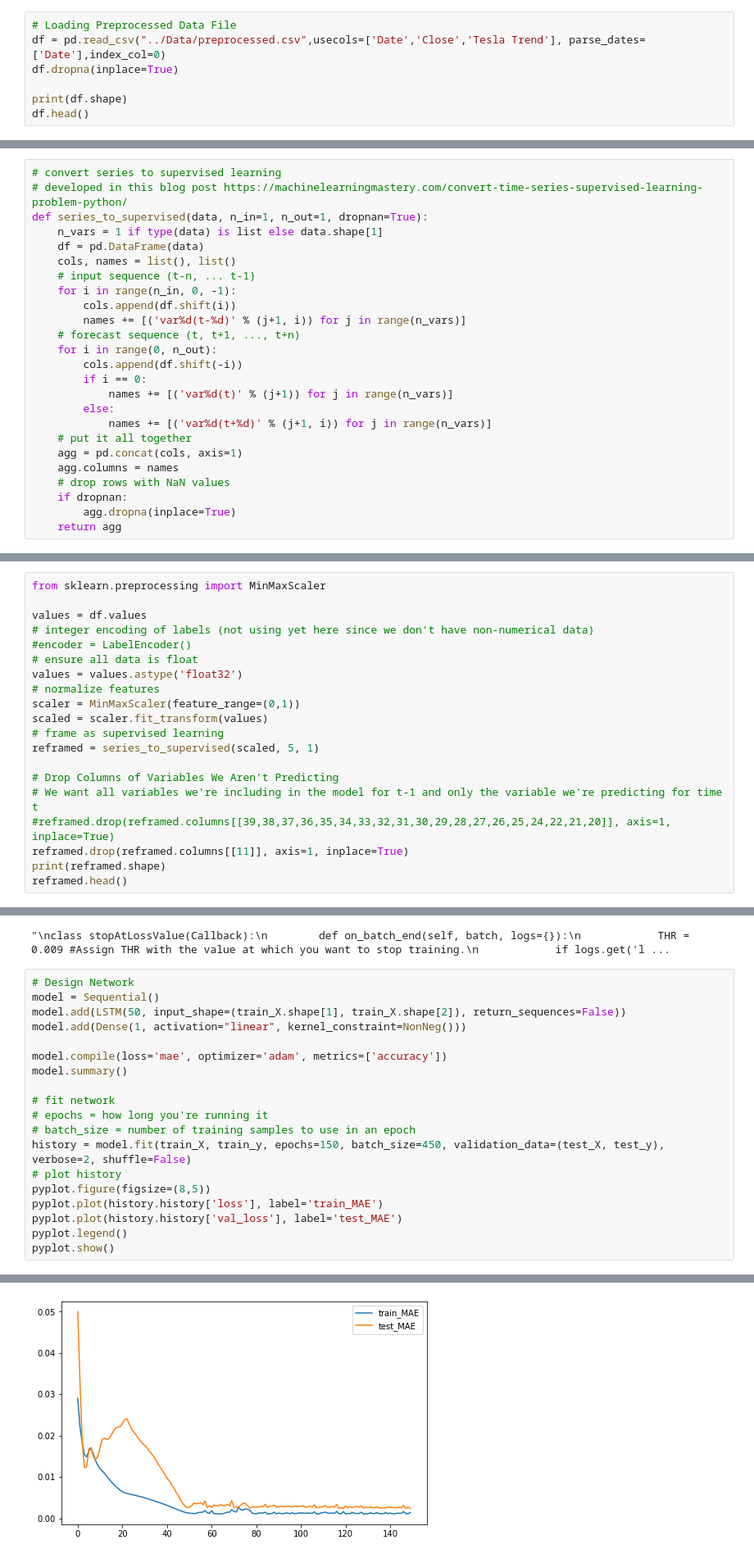
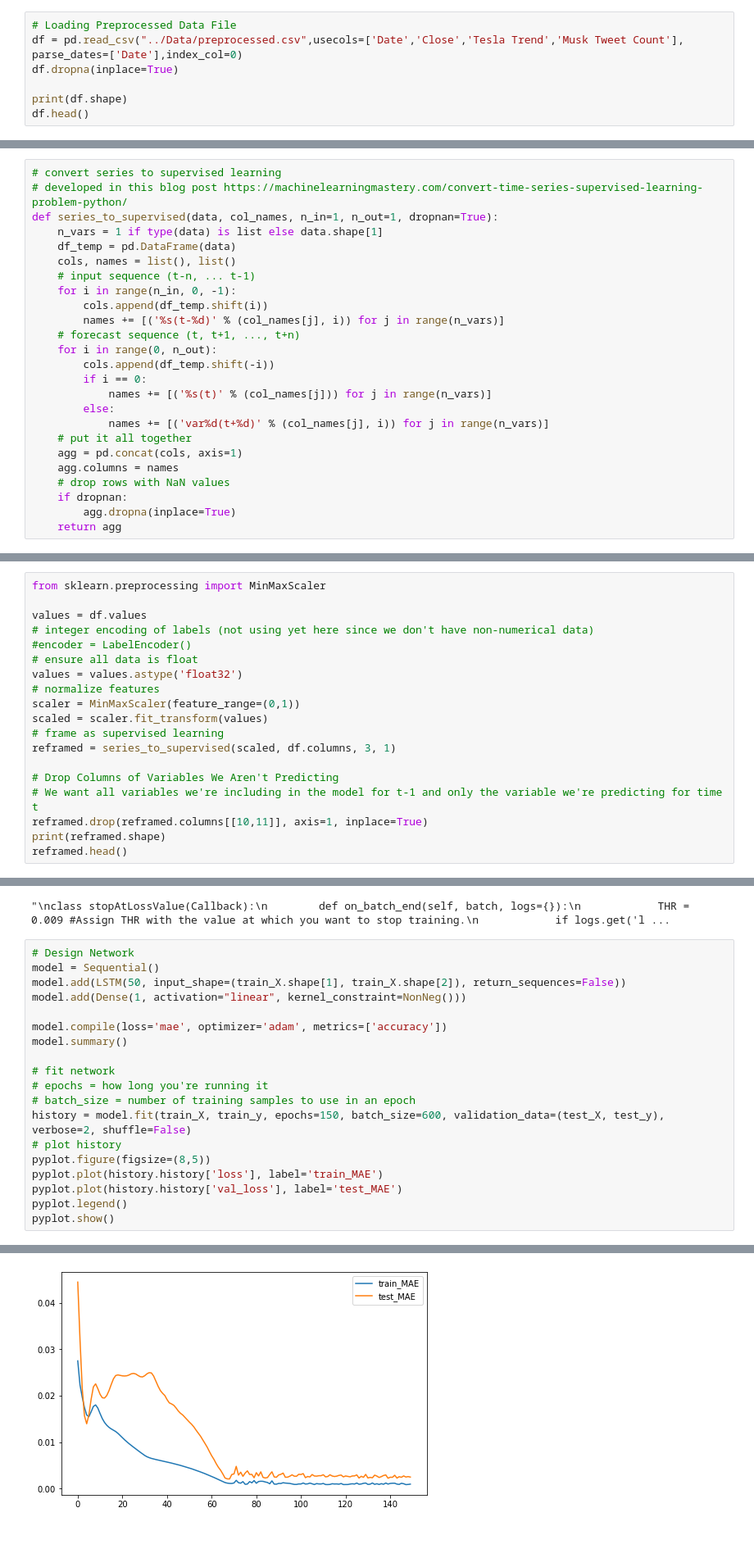
Before and after one commit to TLChilton/Senior_Capstone, a Jupyter notebook: Thomas/LSTMFeaturePrune.ipynb, the cells around one changed output, grey strips where cells are left out. Shown: that part at 82% size. Drawn from its saved outputs; the diff is of its cells as text.

Commit message:
Modified series_to_supervised function

```diff
--- a/Thomas/LSTMFeaturePrune.ipynb
+++ b/Thomas/LSTMFeaturePrune.ipynb
@@ -16,7 +16,7 @@ from statistics import mean
 ## Preparing Data
 # %%
 # Loading Preprocessed Data File
-df = pd.read_csv("../Data/preprocessed.csv",usecols=['Date','Close','Tesla Trend'], parse_dates=['Date'],index_col=0)
+df = pd.read_csv("../Data/preprocessed.csv",usecols=['Date','Close','Tesla Trend','Musk Tweet Count'], parse_dates=['Date'],index_col=0)
 df.dropna(inplace=True)
 
 print(df.shape)
@@ -46,21 +46,21 @@ pyplot.show()
 # %%
 # convert series to supervised learning
 # developed in this blog post https://machinelearningmastery.com/convert-time-series-supervised-learning-problem-python/
-def series_to_supervised(data, n_in=1, n_out=1, dropnan=True):
+def series_to_supervised(data, col_names, n_in=1, n_out=1, dropnan=True):
     n_vars = 1 if type(data) is list else data.shape[1]
-    df = pd.DataFrame(data)
+    df_temp = pd.DataFrame(data)
     cols, names = list(), list()
     # input sequence (t-n, ... t-1)
     for i in range(n_in, 0, -1):
-        cols.append(df.shift(i))
-        names += [('var%d(t-%d)' % (j+1, i)) for j in range(n_vars)]
+        cols.append(df_temp.shift(i))
+        names += [('%s(t-%d)' % (col_names[j], i)) for j in range(n_vars)]
     # forecast sequence (t, t+1, ..., t+n)
     for i in range(0, n_out):
-        cols.append(df.shift(-i))
+        cols.append(df_temp.shift(-i))
         if i == 0:
-            names += [('var%d(t)' % (j+1)) for j in range(n_vars)]
+            names += [('%s(t)' % (col_names[j])) for j in range(n_vars)]
         else:
-            names += [('var%d(t+%d)' % (j+1, i)) for j in range(n_vars)]
+            names += [('var%d(t+%d)' % (col_names[j], i)) for j in range(n_vars)]
 	# put it all together
     agg = pd.concat(cols, axis=1)
     agg.columns = names
@@ -82,12 +82,11 @@ values = values.astype('float32')
 scaler = MinMaxScaler(feature_range=(0,1))
 scaled = scaler.fit_transform(values)
 # frame as supervised learning
-reframed = series_to_supervised(scaled, 5, 1)
+reframed = series_to_supervised(scaled, df.columns, 3, 1)
 
 # Drop Columns of Variables We Aren't Predicting
 # We want all variables we're including in the model for t-1 and only the variable we're predicting for time t
-#reframed.drop(reframed.columns[[39,38,37,36,35,34,33,32,31,30,29,28,27,26,25,24,22,21,20]], axis=1, inplace=True)
-reframed.drop(reframed.columns[[11]], axis=1, inplace=True)
+reframed.drop(reframed.columns[[10,11]], axis=1, inplace=True)
 print(reframed.shape)
 reframed.head()
 # %% [output]
@@ -149,7 +148,7 @@ model.summary()
 # fit network
 # epochs = how long you're running it
 # batch_size = number of training samples to use in an epoch
-history = model.fit(train_X, train_y, epochs=150, batch_size=450, validation_data=(test_X, test_y), verbose=2, shuffle=False)
+history = model.fit(train_X, train_y, epochs=150, batch_size=600, validation_data=(test_X, test_y), verbose=2, shuffle=False)
 # plot history
 pyplot.figure(figsize=(8,5))
 pyplot.plot(history.history['loss'], label='train_MAE')
@@ -177,4 +176,4 @@ Epoch 150/150
-[figure, old version]
+[figure, new version]
 # %% [markdown]
 ### Prediction
 # %%
```
Also changed, not shown: parts of 8 cells of this notebook.
